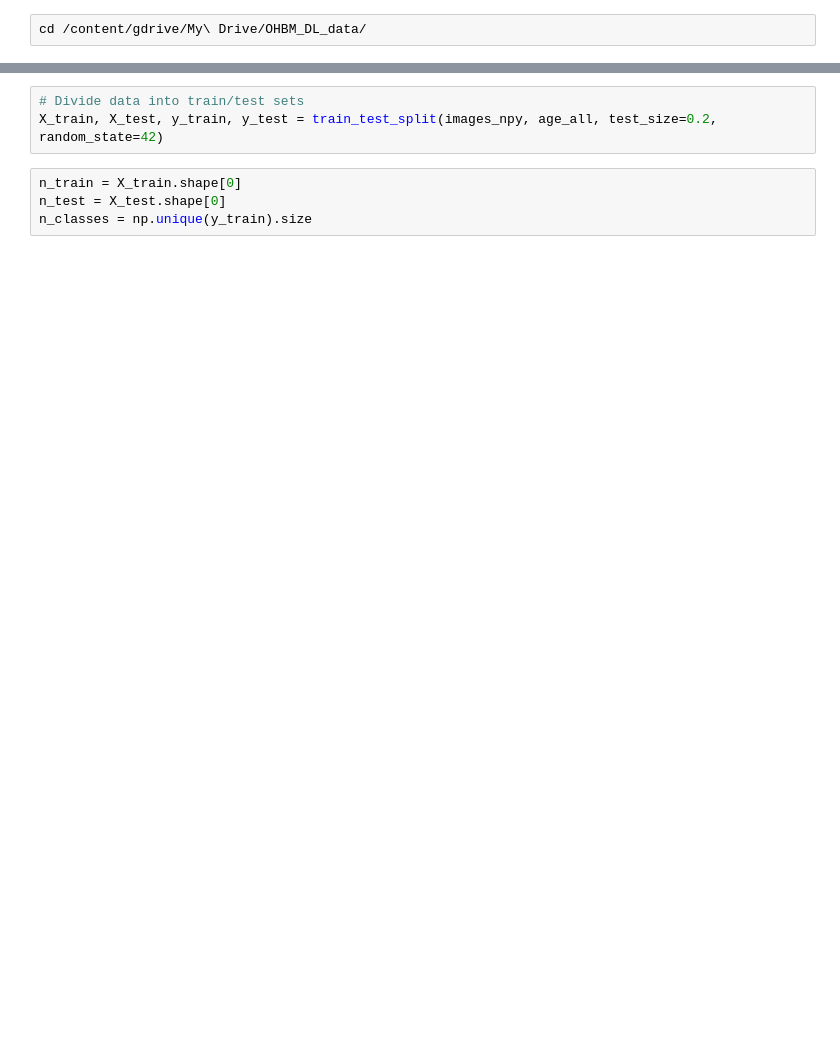
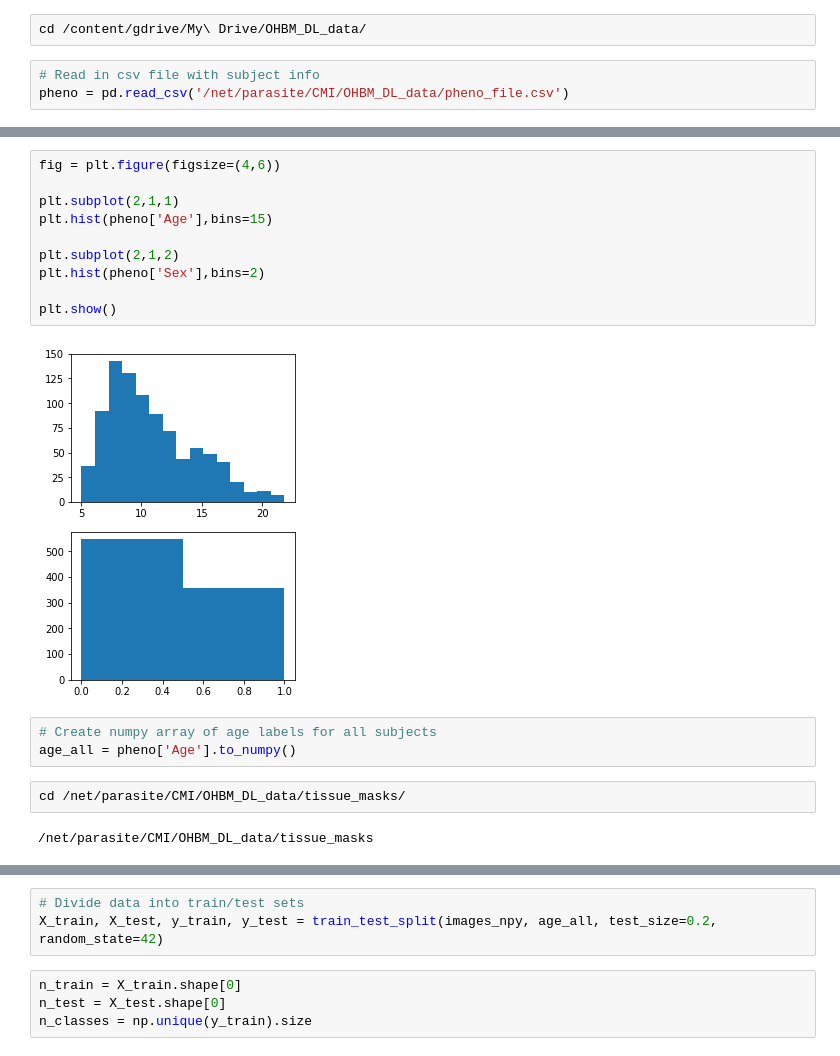
Before and after one commit to saigerutherford/anatomically_defined_CNNs, a Jupyter notebook: notebooks/CMI_T1w_age_predict.ipynb, the cells around one changed output, grey strips where cells are left out. Cells and saved outputs as stored; diff of their text form; blank space fills up the shorter version.

```diff
--- a/notebooks/CMI_T1w_age_predict.ipynb
+++ b/notebooks/CMI_T1w_age_predict.ipynb
@@ -45,2 +47,5 @@ Mounted at /content/gdrive
 # %%
 cd /content/gdrive/My\ Drive/OHBM_DL_data/
+# %%
+# Read in csv file with subject info
+pheno = pd.read_csv('/net/parasite/CMI/OHBM_DL_data/pheno_file.csv')
@@ -47,3 +64,22 @@ cd /content/gdrive/My\ Drive/OHBM_DL_data/
+# %%
+fig = plt.figure(figsize=(4,6))
+
+plt.subplot(2,1,1)
+plt.hist(pheno['Age'],bins=15)
+
+plt.subplot(2,1,2)
+plt.hist(pheno['Sex'],bins=2)
+
+plt.show()
+# %% [output]
+[figure, added]
+# %%
+# Create numpy array of age labels for all subjects
+age_all = pheno['Age'].to_numpy()
+# %%
+cd /net/parasite/CMI/OHBM_DL_data/tissue_masks/
+# %% [output]
+/net/parasite/CMI/OHBM_DL_data/tissue_masks
 # %%
 ls
 # %% [output]
```
Also changed, not shown: parts of 22 cells of this notebook.
